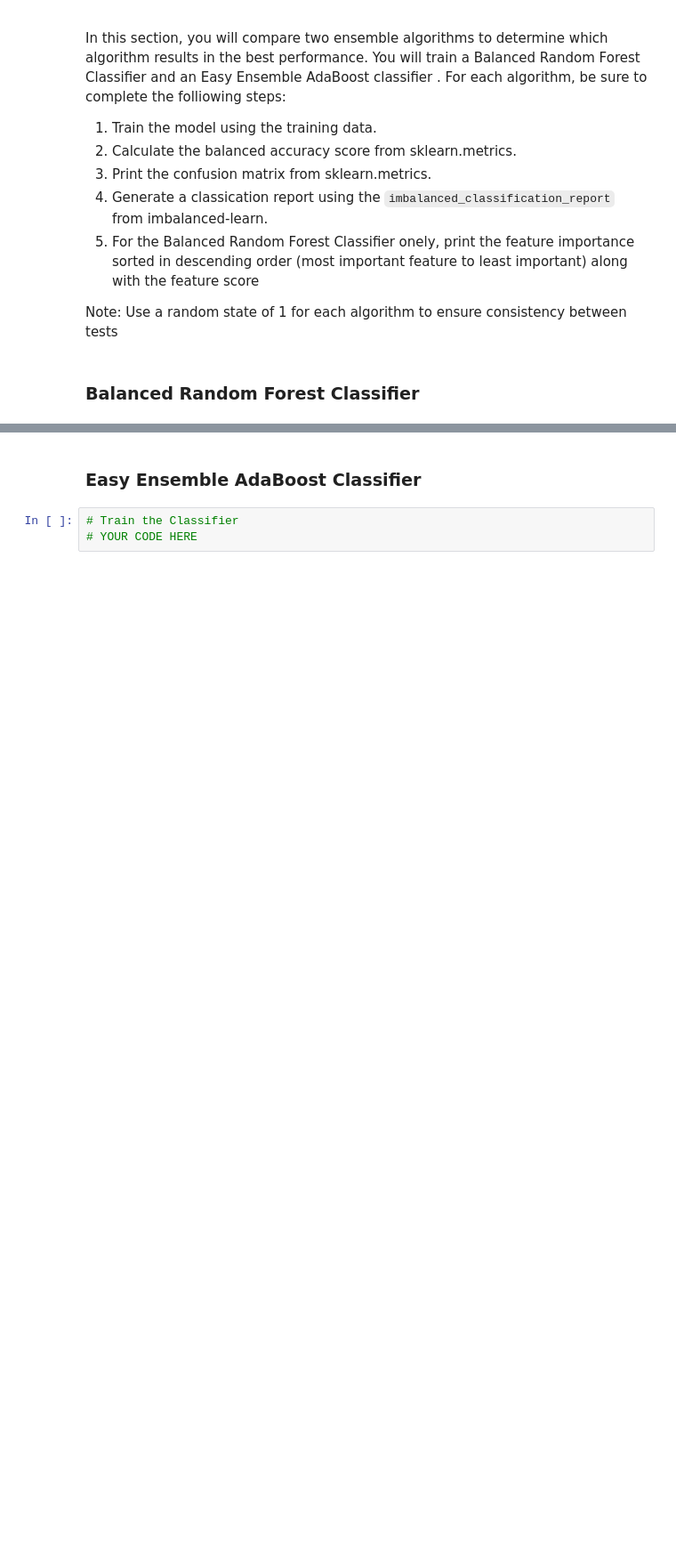
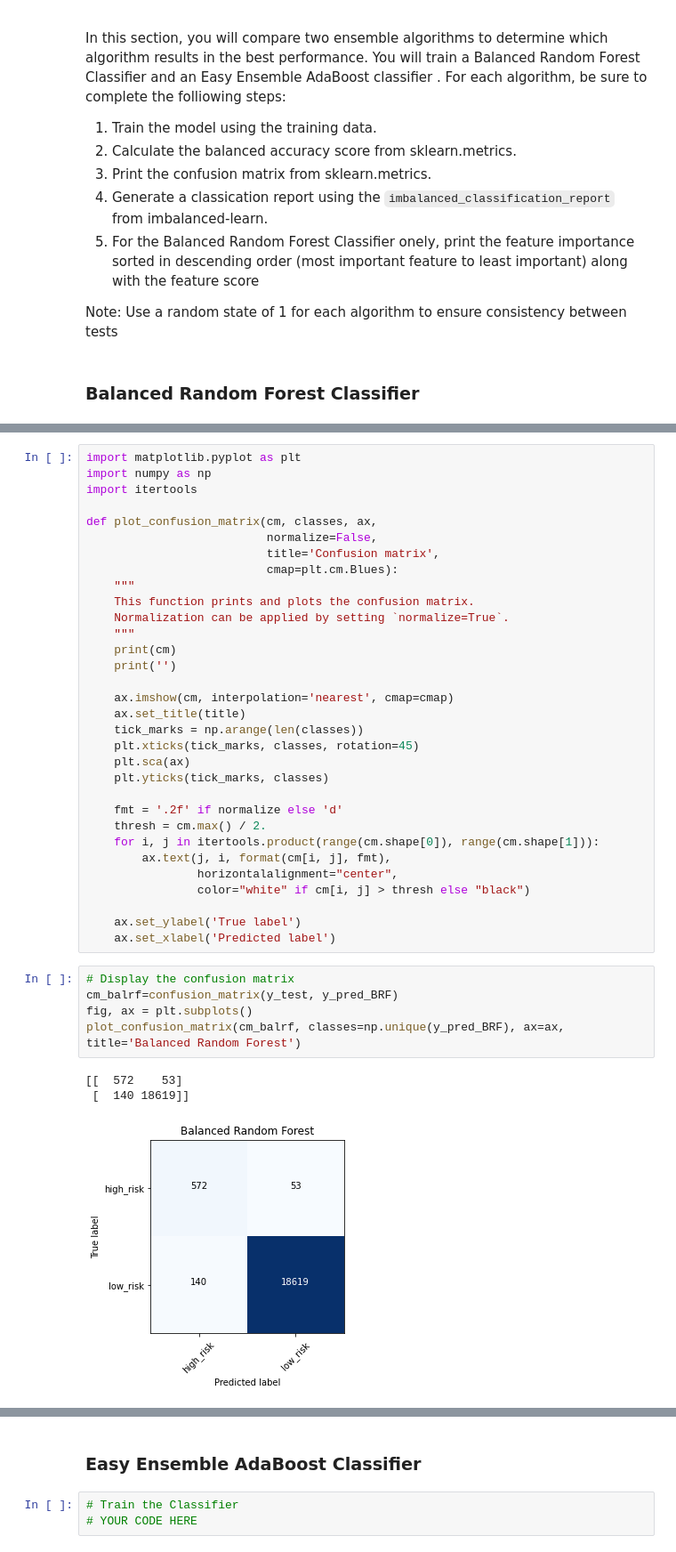
Before and after one commit to munipallea/Aug-25-Classification, a Jupyter notebook: HW-Submission/Starter_Code/credit_risk_ensemble.ipynb, the cells around one changed output, grey strips where cells are left out. Shown at 89% size. Cells and saved outputs as stored; diff of their text form; blank space fills up the shorter version.

Commit message:
Completed Balanced Random Forest

```diff
--- a/HW-Submission/Starter_Code/credit_risk_ensemble.ipynb
+++ b/HW-Submission/Starter_Code/credit_risk_ensemble.ipynb
@@ -122,2 +115,43 @@ array([[  615,     4],
+# %%
+import matplotlib.pyplot as plt
+import numpy as np
+import itertools
+
+def plot_confusion_matrix(cm, classes, ax,
+                          normalize=False,
+                          title='Confusion matrix',
+                          cmap=plt.cm.Blues):
+    """
+    This function prints and plots the confusion matrix.
+    Normalization can be applied by setting `normalize=True`.
+    """
+    print(cm)
+    print('')
+
+    ax.imshow(cm, interpolation='nearest', cmap=cmap)
+    ax.set_title(title)
+    tick_marks = np.arange(len(classes))
+    plt.xticks(tick_marks, classes, rotation=45)
+    plt.sca(ax)
+    plt.yticks(tick_marks, classes)
+
+    fmt = '.2f' if normalize else 'd'
+    thresh = cm.max() / 2.
+    for i, j in itertools.product(range(cm.shape[0]), range(cm.shape[1])):
+        ax.text(j, i, format(cm[i, j], fmt),
+                horizontalalignment="center",
+                color="white" if cm[i, j] > thresh else "black")
+
+    ax.set_ylabel('True label')
+    ax.set_xlabel('Predicted label')
+# %%
+# Display the confusion matrix
+cm_balrf=confusion_matrix(y_test, y_pred_BRF)
+fig, ax = plt.subplots()
+plot_confusion_matrix(cm_balrf, classes=np.unique(y_pred_BRF), ax=ax, title='Balanced Random Forest')
+# %% [output]
+[[  572    53]
+ [  140 18619]]
+[figure, added]
 # %%
 # Print the imbalanced classification report
```
Also changed, not shown: parts of 6 cells of this notebook.
